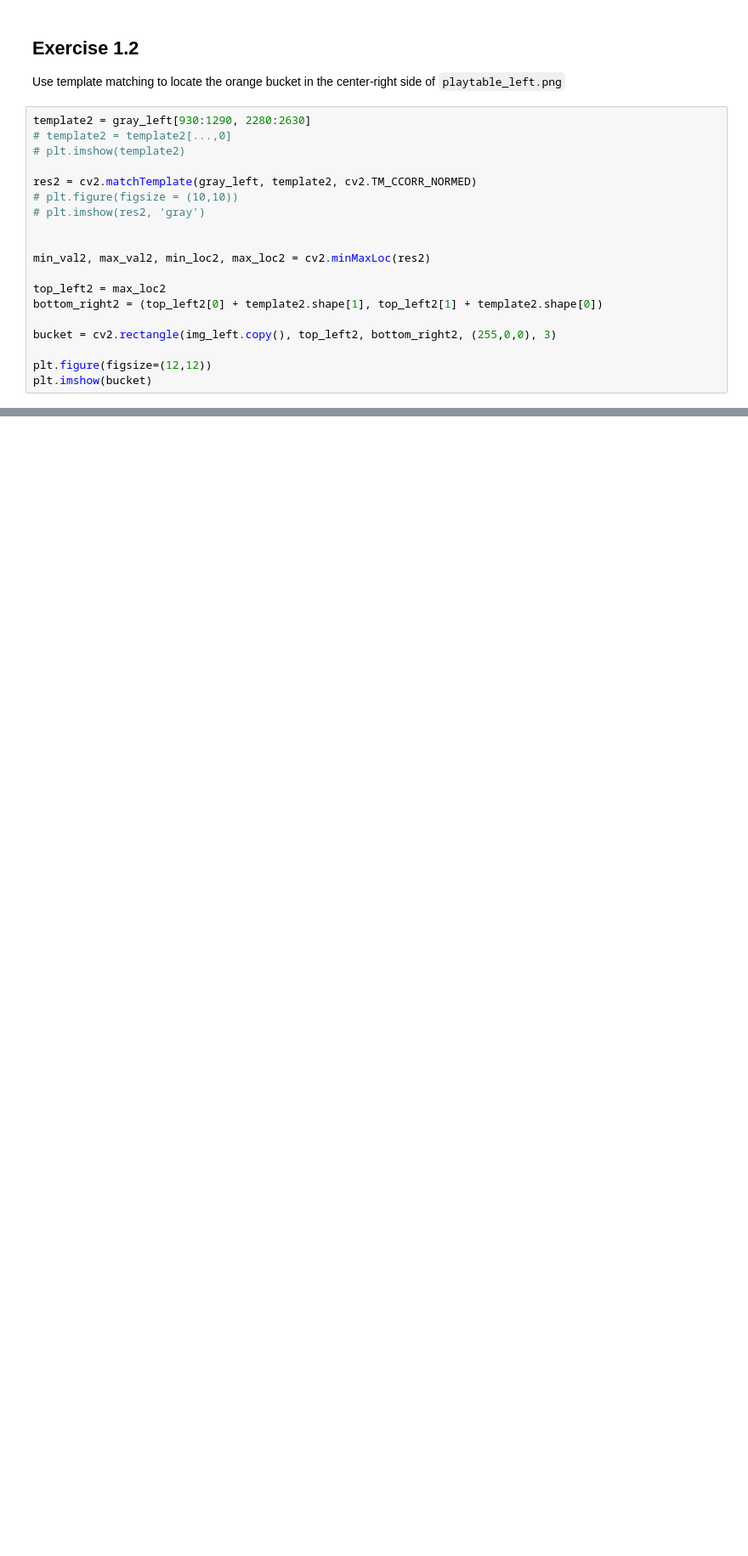
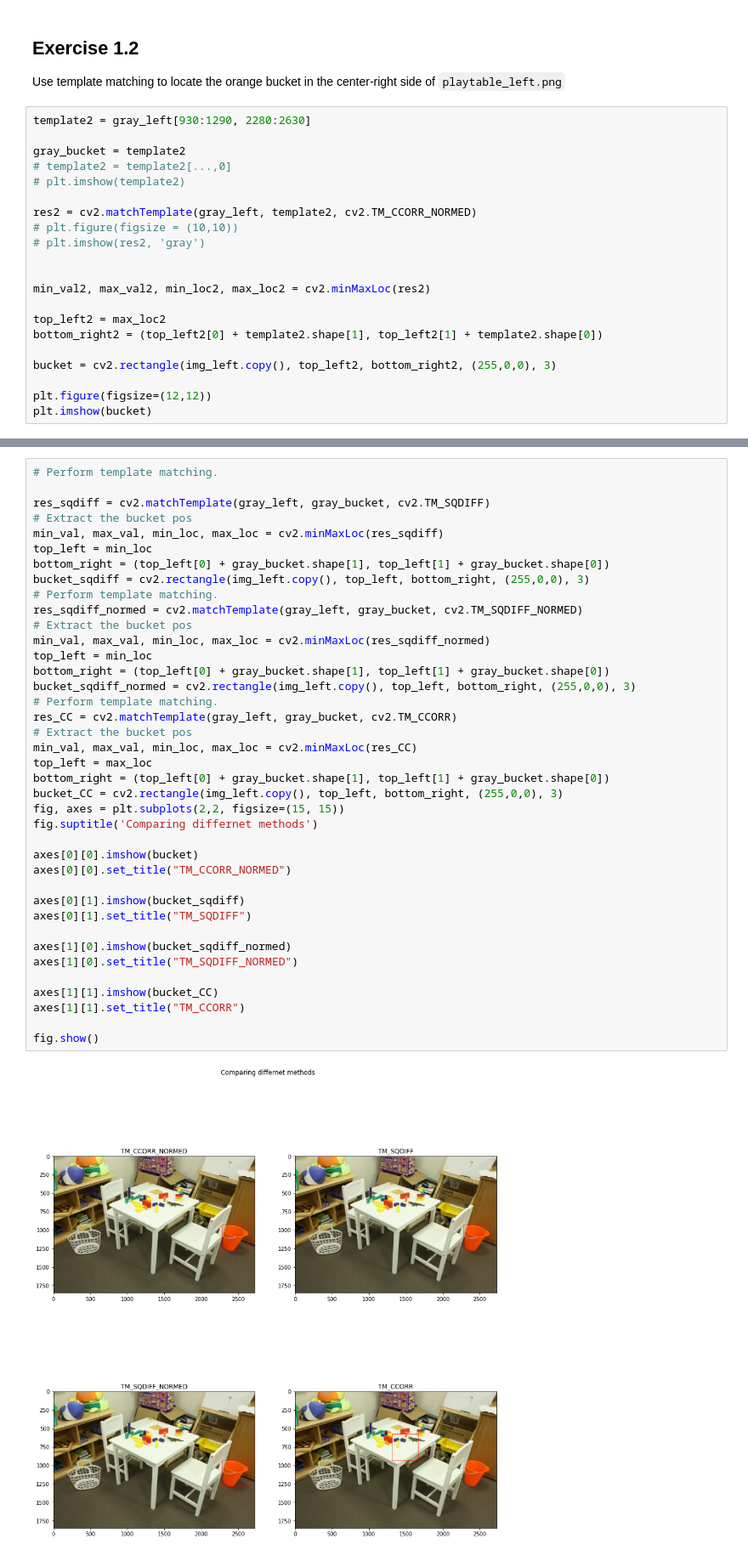
Before and after one commit to jakoboss69/Exercises-in-Perception-Group-2, a Jupyter notebook: week 3 - Stereo vision/Bendik/Exercises/Exercise 1 - Template Matching.ipynb, the cells around one changed output, grey strips where cells are left out. Shown at 85% size. Drawn from its saved outputs; the diff is of its cells as text; blank space fills up the shorter version.

```diff
--- a/week 3 - Stereo vision/Bendik/Exercises/Exercise 1 - Template Matching.ipynb
+++ b/week 3 - Stereo vision/Bendik/Exercises/Exercise 1 - Template Matching.ipynb
@@ -65,6 +65,8 @@ plt.imshow(crocodile)
 Use template matching to locate the orange bucket in the center-right side of `playtable_left.png`
 # %%
 template2 = gray_left[930:1290, 2280:2630]
+
+gray_bucket = template2
 # template2 = template2[...,0]
 # plt.imshow(template2)
 
@@ -94,3 +96,44 @@ Try to use the squared difference `cv2.TM_SQDIFF` instead and compare it to the
 **Hint:** plot the results next to each other.
 
 **NOTE:** Based on the definitions in the above link, we see that `cv2.TM_SQDIFF` gives a low value for a good match, i.e. we have to look for the lowest value in the similarity map instead of the maximum value like we did with `cv2.TM_CCORR_NORMED`.
+# %%
+# Perform template matching.
+
+res_sqdiff = cv2.matchTemplate(gray_left, gray_bucket, cv2.TM_SQDIFF)
+# Extract the bucket pos
+min_val, max_val, min_loc, max_loc = cv2.minMaxLoc(res_sqdiff)
+top_left = min_loc
+bottom_right = (top_left[0] + gray_bucket.shape[1], top_left[1] + gray_bucket.shape[0])
+bucket_sqdiff = cv2.rectangle(img_left.copy(), top_left, bottom_right, (255,0,0), 3)
+# Perform template matching.
+res_sqdiff_normed = cv2.matchTemplate(gray_left, gray_bucket, cv2.TM_SQDIFF_NORMED)
+# Extract the bucket pos
+min_val, max_val, min_loc, max_loc = cv2.minMaxLoc(res_sqdiff_normed)
+top_left = min_loc
+bottom_right = (top_left[0] + gray_bucket.shape[1], top_left[1] + gray_bucket.shape[0])
+bucket_sqdiff_normed = cv2.rectangle(img_left.copy(), top_left, bottom_right, (255,0,0), 3)
+# Perform template matching.
+res_CC = cv2.matchTemplate(gray_left, gray_bucket, cv2.TM_CCORR)
+# Extract the bucket pos
+min_val, max_val, min_loc, max_loc = cv2.minMaxLoc(res_CC)
+top_left = max_loc
+bottom_right = (top_left[0] + gray_bucket.shape[1], top_left[1] + gray_bucket.shape[0])
+bucket_CC = cv2.rectangle(img_left.copy(), top_left, bottom_right, (255,0,0), 3)
+fig, axes = plt.subplots(2,2, figsize=(15, 15))
+fig.suptitle('Comparing differnet methods')
+
+axes[0][0].imshow(bucket)
+axes[0][0].set_title("TM_CCORR_NORMED")
+
+axes[0][1].imshow(bucket_sqdiff)
+axes[0][1].set_title("TM_SQDIFF")
+
+axes[1][0].imshow(bucket_sqdiff_normed)
+axes[1][0].set_title("TM_SQDIFF_NORMED")
+
+axes[1][1].imshow(bucket_CC)
+axes[1][1].set_title("TM_CCORR")
+
+fig.show()
+# %% [output]
+[figure, added]
```
Also changed, not shown: 15 other files.
